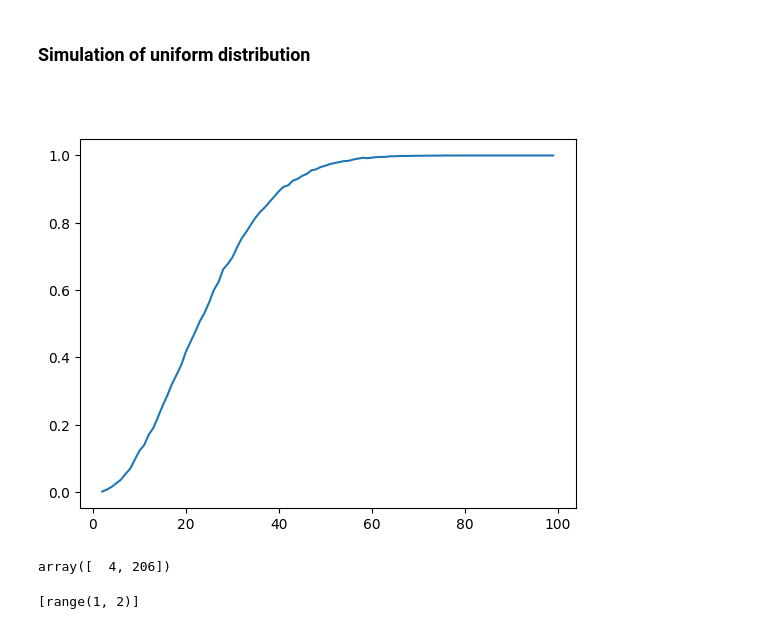
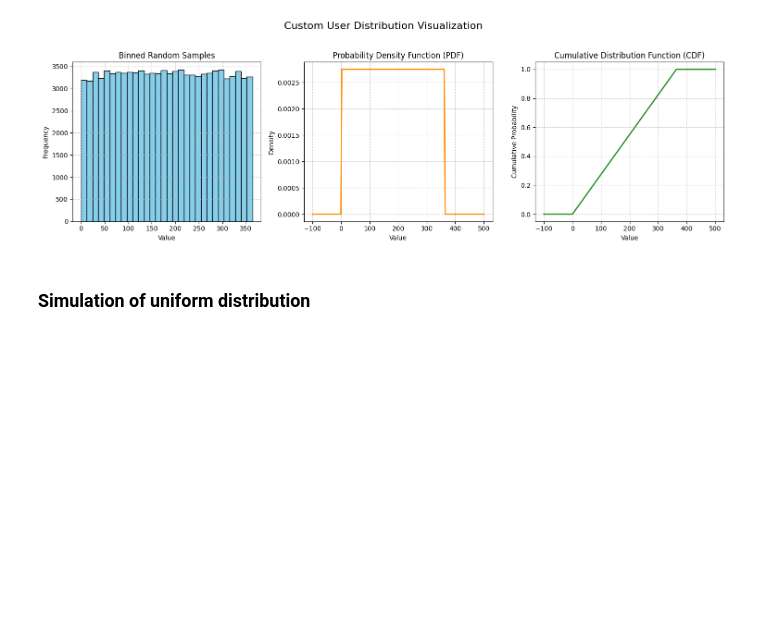
Before and after one commit to filippigianluca/probability_paradoxes, a Jupyter notebook: Birthday_paradox.ipynb, the cells around one changed output. Drawn from its saved outputs; the diff is of its cells as text; code cells hidden in the pictures; blank space fills up the shorter version.

````diff
--- a/Birthday_paradox.ipynb
+++ b/Birthday_paradox.ipynb
@@ -95,31 +97,56 @@ plt.show()
+# %%
+# Define the user distribution functions
+def cdf(x_loc, lo, up):
+    """Cumulative distribution function."""
+    return (x_loc-lo)/(up-lo)
+
+def lower(lo, up):
+    """Lower bounds function."""
+    return lo
+
+def upper(lo, up):
+    """Upper bounds function."""
+    return up
+
+# Create the UserDistribution
+user_distribution = chaospy.UserDistribution(
+    cdf=cdf, lower=lower, upper=upper, parameters=dict(lo=0, up=364))
+
+
+
+
+# Set up subplots with a common title and tight layout
+fig, axs = plt.subplots(1, 3, figsize=(15, 5))
+fig.suptitle("Custom User Distribution Visualization", fontsize=16)
+
+# Subplot 1: Histogram of random samples
+axs[0].set_title("Binned Random Samples", fontsize=12)
+axs[0].hist(user_distribution.sample(100000), bins=30, color="skyblue", edgecolor="black")
+axs[0].set_xlabel("Value")
+axs[0].set_ylabel("Frequency")
+axs[0].grid(True, linestyle="--", alpha=0.6)
+
+# Subplot 2: Probability Density Function (PDF)
+x_loc = np.linspace(-100, 500, 200)
+axs[1].set_title("Probability Density Function (PDF)", fontsize=12)
+axs[1].plot(x_loc, user_distribution.pdf(x_loc), color="darkorange", lw=2)
+axs[1].set_xlabel("Value")
+axs[1].set_ylabel("Density")
+axs[1].grid(True, linestyle="--", alpha=0.6)
+
+# Subplot 3: Cumulative Distribution Function (CDF)
+axs[2].set_title("Cumulative Distribution Function (CDF)", fontsize=12)
+axs[2].plot(x_loc, user_distribution.cdf(x_loc), color="forestgreen", lw=2)
+axs[2].set_xlabel("Value")
+axs[2].set_ylabel("Cumulative Probability")
+axs[2].grid(True, linestyle="--", alpha=0.6)
+
+# Adjust layout for better spacing
+plt.tight_layout(rect=[0, 0, 1, 0.95])
+plt.show()
+# %% [output]
+[figure, added]
 # %% [markdown]
 ### Simulation of uniform distribution
 
 ```python
-# %%
-
-iteration = 10000
-duplicate_rate = []
-for iGroupSize in tqdm(range(2,100)):
-    duplicates_counter = 0
-    for i in range(iteration):
-        birthdays = np.random.randint(365,size=iGroupSize) # randomize the groups birthdays from 0-364
-
-        uniques, counts = np.unique(birthdays, return_counts=True) # Return the unique birthdays and counts of they appear
-        duplicates = uniques[counts > 1] # How many duplicates, or birthdays with counts greater than 1
-        duplicates_counter += np.size(duplicates)>0 # Iterate the duplicate counter if there was a duplicate
-
-    duplicate_rate.append(duplicates_counter/iteration) # Compute the probability or fraction of iterations where duplicate occured
-
-# Produce the first simulation plot
-plt.plot(range(2,100),duplicate_rate);
-# %% [output]
-[figure, removed]
-# %%
-np.random.randint(365,size=2)
-# %% [output]
-array([  4, 206])
-# %%
-[range(1,2)]
-# %% [output]
-[range(1, 2)]
````
Also changed, not shown: parts of 14 cells of this notebook.
